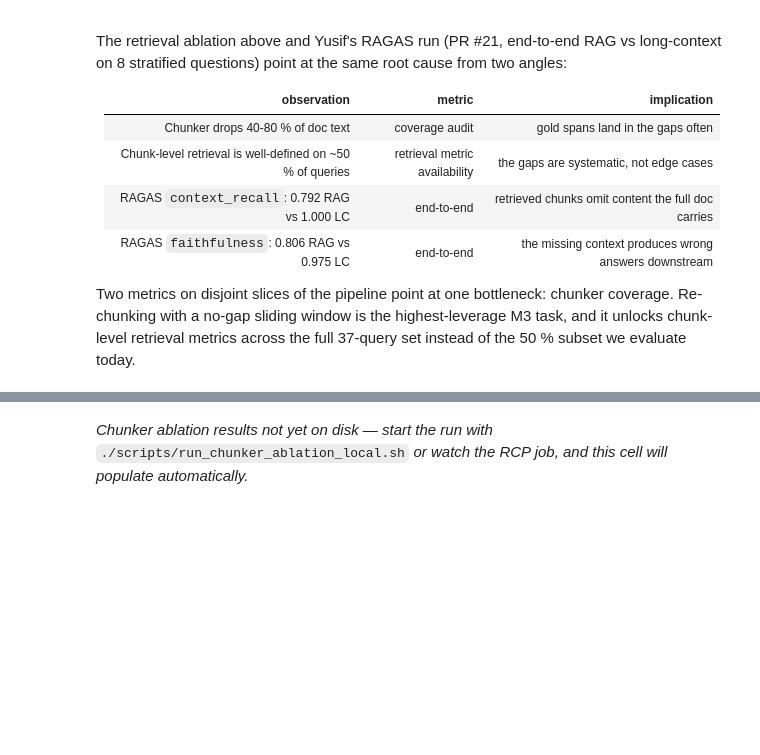
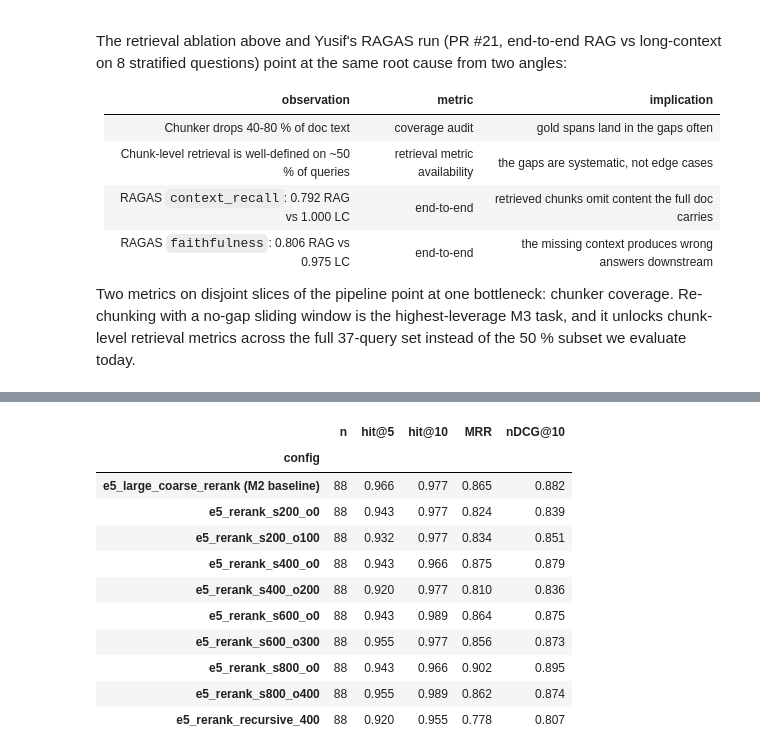
Before and after one commit to eliemada/cs552-faithful-rag, a Jupyter notebook: notebooks/elie_bruno_355932.ipynb, the cells around one changed output, grey strips where cells are left out. Cells and saved outputs as stored; diff of their text form; code cells hidden in the pictures; blank space fills up the shorter version.

```diff
--- a/notebooks/elie_bruno_355932.ipynb
+++ b/notebooks/elie_bruno_355932.ipynb
@@ -889,7 +910,7 @@ def load_chunker_results():
 
 chunker_results, variant_keys = load_chunker_results()
 # %%
-"""Headline chunker-ablation table — anchored on the M2 SOTA baseline."""
+"""Headline chunker-ablation table — anchored on the M2 SOTA baseline (re-run at n=88)."""
 
 def build_chunker_df():
     if not chunker_results:
@@ -903,34 +924,47 @@ def build_chunker_df():
             "hit@5": round(base["hit_rate@5"], 3),
             "hit@10": round(base["hit_rate@10"], 3),
             "MRR": round(base["mrr"], 3),
+            "nDCG@10": round(base["ndcg@10"], 3),
         }
     )
     for key in variant_keys:
         if key not in chunker_results:
             continue
         a = chunker_results[key]["aggregate"]["paper"]
         chunker_rows.append(
             {
                 "config": f"e5_rerank_{key}",
                 "n": a["n"],
                 "hit@5": round(a["hit_rate@5"], 3),
                 "hit@10": round(a["hit_rate@10"], 3),
                 "MRR": round(a["mrr"], 3),
+                "nDCG@10": round(a["ndcg@10"], 3),
             }
         )
     return pd.DataFrame(chunker_rows).set_index("config")
 
 chunker_df = build_chunker_df()
 chunker_display = (
     mo.md(
         "_Chunker ablation results not yet on disk — start the run with_ "
         "`./scripts/run_chunker_ablation_local.sh` _or watch the RCP job, "
         "and this cell will populate automatically._"
     )
     if chunker_df is None
     else mo.ui.table(chunker_df, selection=None)
 )
 chunker_display
 # %% [output]
-_Chunker ablation results not yet on disk — start the run with_ `./scripts/run_chunker_ablation_local.sh` _or watch the RCP job, and this cell will populate automatically._
+|  | n | hit@5 | hit@10 | MRR | nDCG@10 |
+| config |  |  |  |  |  |
+| e5_large_coarse_rerank (M2 baseline) | 88 | 0.966 | 0.977 | 0.865 | 0.882 |
+| e5_rerank_s200_o0 | 88 | 0.943 | 0.977 | 0.824 | 0.839 |
+| e5_rerank_s200_o100 | 88 | 0.932 | 0.977 | 0.834 | 0.851 |
+| e5_rerank_s400_o0 | 88 | 0.943 | 0.966 | 0.875 | 0.879 |
+| e5_rerank_s400_o200 | 88 | 0.920 | 0.977 | 0.810 | 0.836 |
+| e5_rerank_s600_o0 | 88 | 0.943 | 0.989 | 0.864 | 0.875 |
+| e5_rerank_s600_o300 | 88 | 0.955 | 0.977 | 0.856 | 0.873 |
+| e5_rerank_s800_o0 | 88 | 0.943 | 0.966 | 0.902 | 0.895 |
+| e5_rerank_s800_o400 | 88 | 0.955 | 0.989 | 0.862 | 0.874 |
+| e5_rerank_recursive_400 | 88 | 0.920 | 0.955 | 0.778 | 0.807 |
 # %%
```
Also changed, not shown: parts of 10 cells of this notebook, 22 other files.
